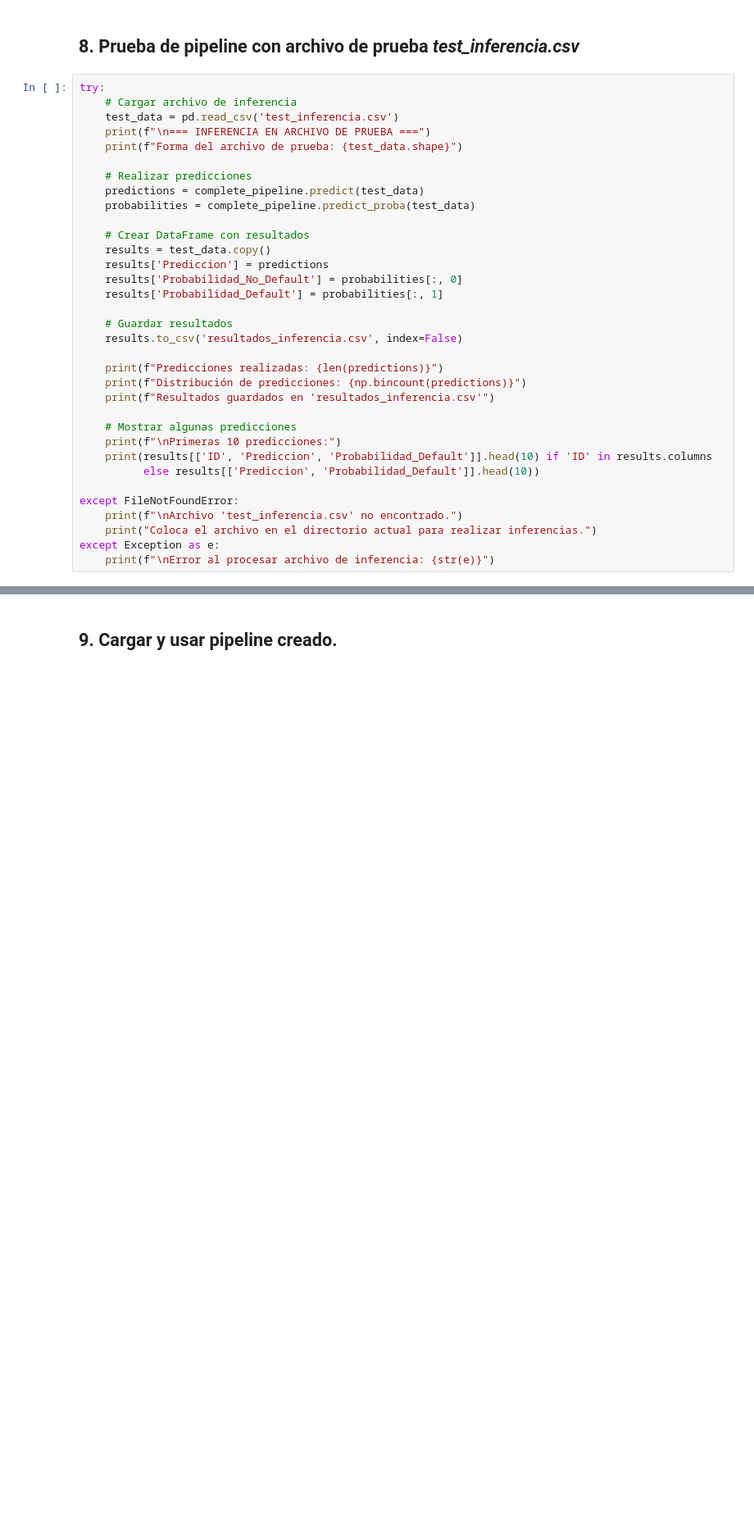
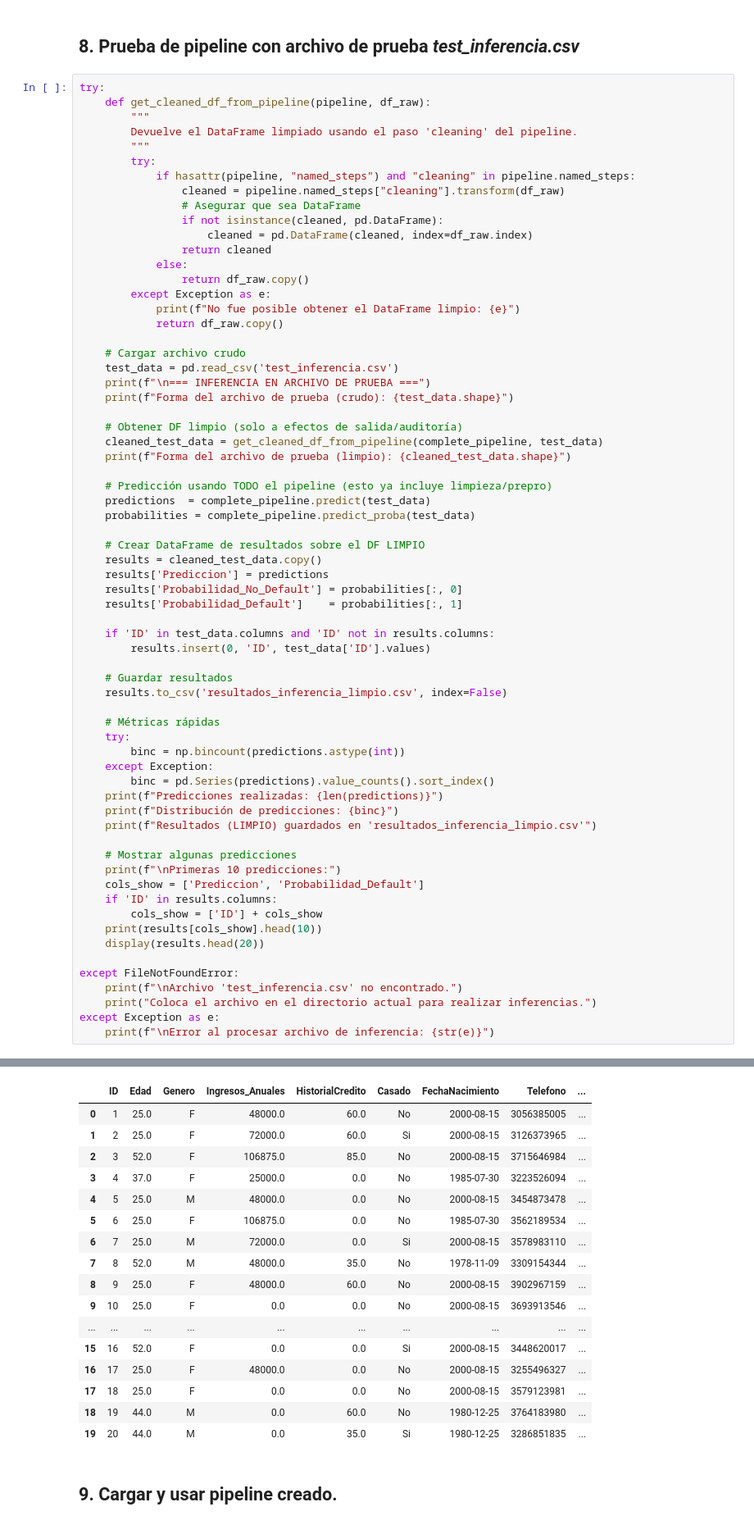
Before and after one commit to jenifer8092/Evaluaci-n-de-Modelos-de-Machine-Learning-y-Redes-Neuronales, a Jupyter notebook: Parcial.ipynb, the cells around one changed output, grey strips where cells are left out. Shown: that part at 82% size. Saved outputs shown, nothing was run; the diff lists cells and outputs as text; blank space fills up the shorter version.

Commit message:
Modificacion de metodos de limpieza

```diff
--- a/Parcial.ipynb
+++ b/Parcial.ipynb
@@ -685,32 +713,64 @@ Pipeline guardado como 'random_forest_pipeline.pkl'
 ## 8. Prueba de pipeline con archivo de prueba *test_inferencia.csv*
 # %%
 try:
-    # Cargar archivo de inferencia
+    def get_cleaned_df_from_pipeline(pipeline, df_raw):
+        """
+        Devuelve el DataFrame limpiado usando el paso 'cleaning' del pipeline.
+        """
+        try:
+            if hasattr(pipeline, "named_steps") and "cleaning" in pipeline.named_steps:
+                cleaned = pipeline.named_steps["cleaning"].transform(df_raw)
+                # Asegurar que sea DataFrame
+                if not isinstance(cleaned, pd.DataFrame):
+                    cleaned = pd.DataFrame(cleaned, index=df_raw.index)
+                return cleaned
+            else:
+                return df_raw.copy()
+        except Exception as e:
+            print(f"No fue posible obtener el DataFrame limpio: {e}")
+            return df_raw.copy()
+
+    # Cargar archivo crudo
     test_data = pd.read_csv('test_inferencia.csv')
     print(f"\n=== INFERENCIA EN ARCHIVO DE PRUEBA ===")
-    print(f"Forma del archivo de prueba: {test_data.shape}")
+    print(f"Forma del archivo de prueba (crudo): {test_data.shape}")
 
-    # Realizar predicciones
-    predictions = complete_pipeline.predict(test_data)
+    # Obtener DF limpio (solo a efectos de salida/auditoría)
+    cleaned_test_data = get_cleaned_df_from_pipeline(complete_pipeline, test_data)
+    print(f"Forma del archivo de prueba (limpio): {cleaned_test_data.shape}")
+
+    # Predicción usando TODO el pipeline (esto ya incluye limpieza/prepro)
+    predictions  = complete_pipeline.predict(test_data)
     probabilities = complete_pipeline.predict_proba(test_data)
 
-    # Crear DataFrame con resultados
-    results = test_data.copy()
+    # Crear DataFrame de resultados sobre el DF LIMPIO
+    results = cleaned_test_data.copy()
     results['Prediccion'] = predictions
     results['Probabilidad_No_Default'] = probabilities[:, 0]
-    results['Probabilidad_Default'] = probabilities[:, 1]
+    results['Probabilidad_Default']    = probabilities[:, 1]
+
+    if 'ID' in test_data.columns and 'ID' not in results.columns:
+        results.insert(0, 'ID', test_data['ID'].values)
 
     # Guardar resultados
-    results.to_csv('resultados_inferencia.csv', index=False)
+    results.to_csv('resultados_inferencia_limpio.csv', index=False)
 
+    # Métricas rápidas
+    try:
+        binc = np.bincount(predictions.astype(int))
+    except Exception:
+        binc = pd.Series(predictions).value_counts().sort_index()
     print(f"Predicciones realizadas: {len(predictions)}")
-    print(f"Distribución de predicciones: {np.bincount(predictions)}")
-    print(f"Resultados guardados en 'resultados_inferencia.csv'")
+    print(f"Distribución de predicciones: {binc}")
+    print(f"Resultados (LIMPIO) guardados en 'resultados_inferencia_limpio.csv'")
 
     # Mostrar algunas predicciones
     print(f"\nPrimeras 10 predicciones:")
-    print(results[['ID', 'Prediccion', 'Probabilidad_Default']].head(10) if 'ID' in results.columns
-          else results[['Prediccion', 'Probabilidad_Default']].head(10))
+    cols_show = ['Prediccion', 'Probabilidad_Default']
+    if 'ID' in results.columns:
+        cols_show = ['ID'] + cols_show
+    print(results[cols_show].head(10))
+    display(results.head(20))
 
 except FileNotFoundError:
     print(f"\nArchivo 'test_inferencia.csv' no encontrado.")
@@ -755,3 +798,20 @@ For example, when doing 'df[col].method(value, inplace=True)', try using 'df.met
+|  | ID | Edad | Genero | Ingresos_Anuales | HistorialCredito | Casado | FechaNacimiento | Telefono | ... |
+| 0 | 1 | 25.0 | F | 48000.0 | 60.0 | No | 2000-08-15 | 3056385005 | ... |
+| 1 | 2 | 25.0 | F | 72000.0 | 60.0 | Si | 2000-08-15 | 3126373965 | ... |
+| 2 | 3 | 52.0 | F | 106875.0 | 85.0 | No | 2000-08-15 | 3715646984 | ... |
+| 3 | 4 | 37.0 | F | 25000.0 | 0.0 | No | 1985-07-30 | 3223526094 | ... |
+| 4 | 5 | 25.0 | M | 48000.0 | 0.0 | No | 2000-08-15 | 3454873478 | ... |
+| 5 | 6 | 25.0 | F | 106875.0 | 0.0 | No | 1985-07-30 | 3562189534 | ... |
+| 6 | 7 | 25.0 | M | 72000.0 | 0.0 | Si | 2000-08-15 | 3578983110 | ... |
+| 7 | 8 | 52.0 | M | 48000.0 | 35.0 | No | 1978-11-09 | 3309154344 | ... |
+| 8 | 9 | 25.0 | F | 48000.0 | 60.0 | No | 2000-08-15 | 3902967159 | ... |
+| 9 | 10 | 25.0 | F | 0.0 | 0.0 | No | 2000-08-15 | 3693913546 | ... |
+| ... | ... | ... | ... | ... | ... | ... | ... | ... | ... |
+| 15 | 16 | 52.0 | F | 0.0 | 0.0 | Si | 2000-08-15 | 3448620017 | ... |
+| 16 | 17 | 25.0 | F | 48000.0 | 0.0 | No | 2000-08-15 | 3255496327 | ... |
+| 17 | 18 | 25.0 | F | 0.0 | 0.0 | No | 2000-08-15 | 3579123981 | ... |
+| 18 | 19 | 44.0 | M | 0.0 | 60.0 | No | 1980-12-25 | 3764183980 | ... |
+| 19 | 20 | 44.0 | M | 0.0 | 35.0 | Si | 1980-12-25 | 3286851835 | ... |
 # %% [markdown]
 ## 9. Cargar y usar pipeline creado.
 # %%
```
Also changed, not shown: parts of 16 cells of this notebook.
